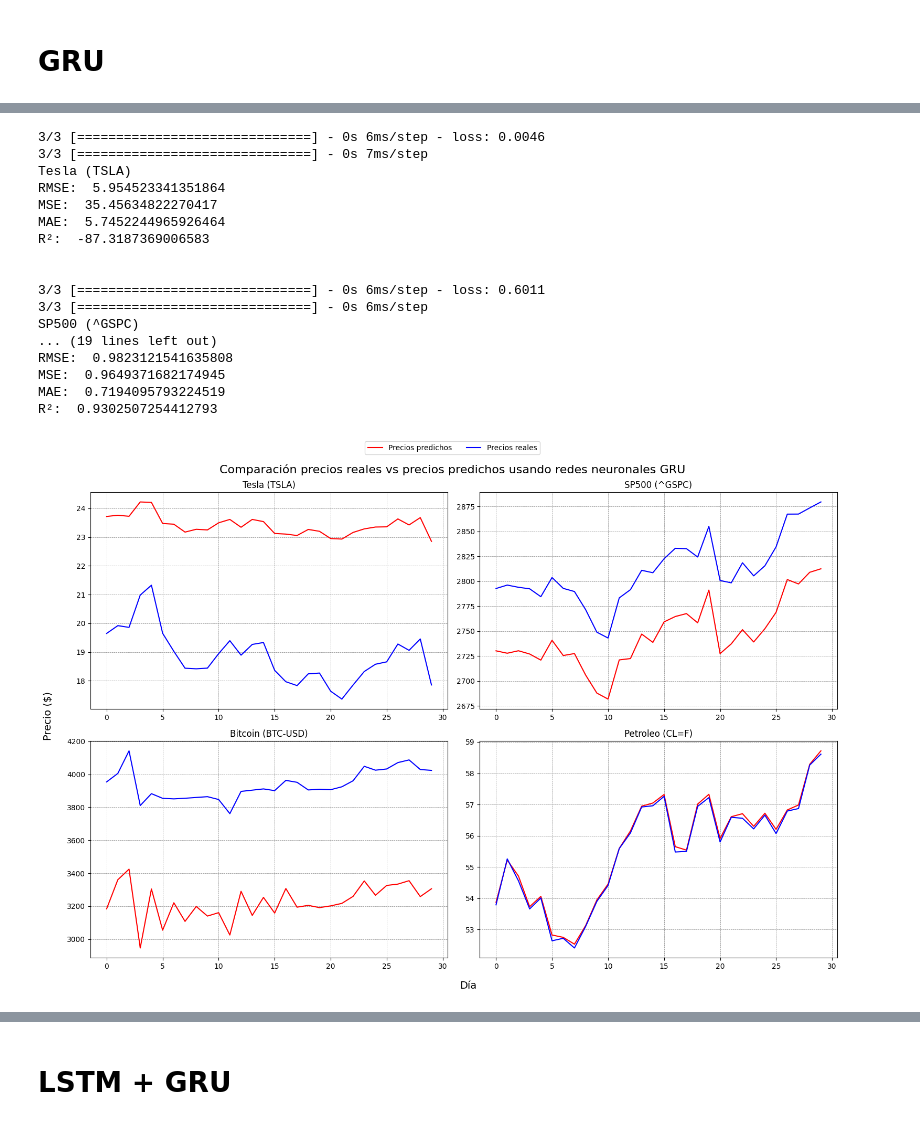
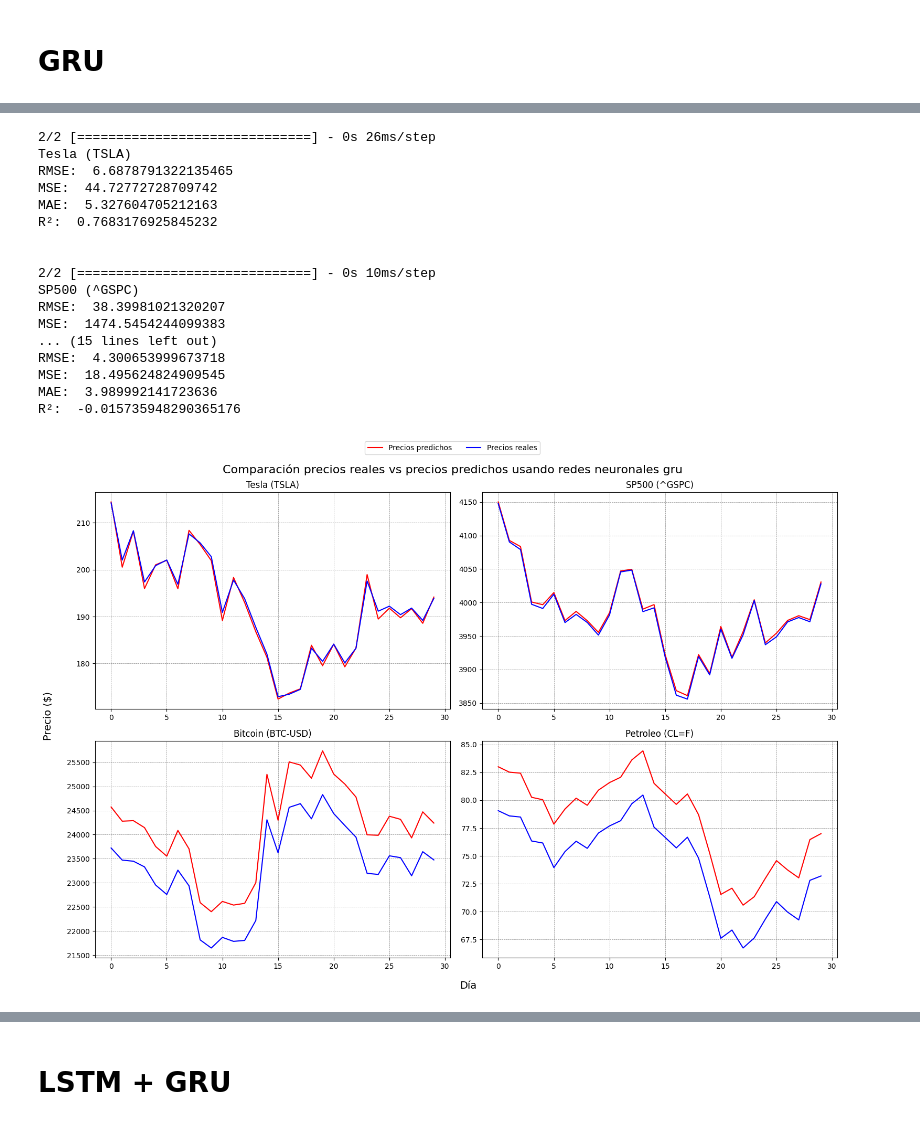
Before and after one commit to samuelvaler/TFM-PRICE-PREDICTION, a Jupyter notebook: Predicciones_2019/TFM_2010_2019.ipynb, the cells around one changed output, grey strips where cells are left out. Cells and saved outputs as stored; diff of their text form; code cells hidden in the pictures.

```diff
--- a/Predicciones_2019/TFM_2010_2019.ipynb
+++ b/Predicciones_2019/TFM_2010_2019.ipynb
@@ -28,9 +28,9 @@ from keras.wrappers.scikit_learn import KerasRegressor
 Definimos las fechas de inicio y fin de train y test
 # %%
 fecha_inicio_train = '2010-01-01'
-fecha_fin_train = '2019-01-01'
-fecha_inicio_test = '2019-01-02'
-fecha_fin_test = '2019-06-01'
+fecha_fin_train = '2023-01-01'
+fecha_inicio_test = '2023-01-02'
+fecha_fin_test = '2023-05-01'
 # %% [markdown]
 Obtenemos los datos de train
 # %%
@@ -827,10 +817,10 @@ R²:  -388.3800974951684
 # GRU
 # %%
 # Número de pasos de tiempo en cada ventana
-pasos_tesla = 35
-pasos_sp500 = 35
-pasos_bitcoin = 50
-pasos_petroleo = 20
+pasos_tesla = 30
+pasos_sp500 = 30
+pasos_bitcoin = 30
+pasos_petroleo = 30
 
 # Creamos los dataframes
 y_tesla, x_tesla = create_time_series_dataset(datos_tesla, pasos_tesla)
@@ -852,7 +842,9 @@ y_petroleo_t, x_petroleo_t = create_time_series_dataset(datos_petroleo_test, pas
 # %%
 def create_gru(units, activation):
     model = Sequential()
-    model.add(GRU(units=units, activation=activation, input_shape=(None, 1), return_sequences=False))
+    model.add(GRU(units=units, activation=activation, input_shape=(None, 1), return_sequences=True))
+    model.add(GRU(units=units, activation=activation, return_sequences=True))
+    model.add(GRU(units=units, activation=activation, return_sequences=False))
     model.add(Dense(units=1))
     model.compile(optimizer='adam', loss='mean_squared_error')
     return model
@@ -923,11 +915,8 @@ evaluate_model(y_pred_tesla_t, y_tesla_t, "Tesla (TSLA)", axs[0, 0], scaler_tesl
 save_model(gru_tesla, 'gru_tesla.h5')
 
 
-
 gru_sp500 = Sequential()
 gru_sp500.add(GRU(units = grid_search_sp500.best_params_['units'], activation = grid_search_sp500.best_params_['activation'], input_shape = (None, 1), return_sequences=False))
-gru_sp500.add(GRU(units = grid_search_sp500.best_params_['units'], activation = grid_search_sp500.best_params_['activation'], return_sequences=True))
-gru_sp500.add(GRU(units = grid_search_sp500.best_params_['units'], activation = grid_search_sp500.best_params_['activation'], return_sequences=False))
 gru_sp500.add(Dense(units = 1))
 gru_sp500.compile(optimizer='adam', loss='mean_squared_error')
 history = gru_sp500.fit(x_train_sp500, y_train_sp500, epochs=200, batch_size=32, verbose = False)
@@ -938,53 +927,53 @@ save_model(gru_sp500, 'gru_sp500.h5')
 
 
 gru_bitcoin = Sequential()
-gru_bitcoin.add(GRU(units = grid_search_bitcoin.best_params_['units'], activation = grid_search_bitcoin.best_params_['activation'], input_shape = (None, 1), return_sequences=False))
-gru_bitcoin.add(GRU(units = grid_search_bitcoin.best_params_['units'], activation = grid_search_bitcoin.best_params_['activation'], return_sequences=True))
+gru_bitcoin.add(LSTM(units = grid_search_bitcoin.best_params_['units'], activation = grid_search_bitcoin.best_params_['activation'], input_shape = (None, 1), return_sequences=True))
 gru_bitcoin.add(GRU(units = grid_search_bitcoin.best_params_['units'], activation = grid_search_bitcoin.best_params_['activation'], return_sequences=False))
 gru_bitcoin.add(Dense(units = 1))
 gru_bitcoin.compile(optimizer='adam', loss='mean_squared_error')
 history = gru_bitcoin.fit(x_train_bitcoin, y_train_bitcoin, epochs=200, batch_size=32, verbose = False)
 score = gru_bitcoin.evaluate(x_bitcoin_t, y_bitcoin_t, batch_size=32)
 y_pred_bitcoin_t = gru_bitcoin.predict(x_bitcoin_t)
 evaluate_model(y_pred_bitcoin_t, y_bitcoin_t, "Bitcoin (BTC-USD)", axs[1, 0], scaler_bitcoin)
 save_model(gru_bitcoin, 'gru_bitcoin.h5')
 
+
 gru_petroleo = Sequential()
-gru_petroleo.add(GRU(units = grid_search_petroleo.best_params_['units'], activation = grid_search_petroleo.best_params_['activation'], input_shape = (None, 1), return_sequences=False))
+gru_petroleo.add(GRU(units = grid_search_petroleo.best_params_['units'], activation = grid_search_petroleo.best_params_['activation'], input_shape = (None, 1), return_sequences=True))
 gru_petroleo.add(GRU(units = grid_search_petroleo.best_params_['units'], activation = grid_search_petroleo.best_params_['activation'], return_sequences=True))
 gru_petroleo.add(GRU(units = grid_search_petroleo.best_params_['units'], activation = grid_search_petroleo.best_params_['activation'], return_sequences=False))
 gru_petroleo.add(Dense(units = 1))
 gru_petroleo.compile(optimizer='adam', loss='mean_squared_error')
 history = gru_petroleo.fit(x_train_petroleo, y_train_petroleo, epochs=200, batch_size=32, verbose = False)
 score = gru_petroleo.evaluate(x_petroleo_t, y_petroleo_t, batch_size=32)
 y_pred_petroleo_t = gru_petroleo.predict(x_petroleo_t)
 evaluate_model(y_pred_petroleo_t, y_petroleo_t, "Petroleo (CL=F)", axs[1, 1], scaler_petroleo)
 save_model(gru_petroleo, 'gru_petroleo.h5')
 
 fig.text(0.52, -0.02, 'Día', ha='center', fontsize=14)
 fig.text(-0.02, 0.5, 'Precio ($)', va='center', rotation='vertical', fontsize=14)
 fig.suptitle('Comparación precios reales vs precios predichos usando redes neuronales GRU', fontsize=16)
 fig.legend(['Precios predichos', 'Precios reales'], loc='upper center', bbox_to_anchor=(0.5, 1.03), ncol=4)  # añade leyenda general para todo el gráfico
 
 plt.tight_layout()
 plt.show()
 # %% [output]
-3/3 [==============================] - 0s 6ms/step - loss: 0.0046
-3/3 [==============================] - 0s 7ms/step
+2/2 [==============================] - 0s 26ms/step
 Tesla (TSLA)
-RMSE:  5.954523341351864
-MSE:  35.45634822270417
-MAE:  5.7452244965926464
-R²:  -87.3187369006583
+RMSE:  6.6878791322135465
+MSE:  44.72772728709742
+MAE:  5.327604705212163
+R²:  0.7683176925845232
 
 
-3/3 [==============================] - 0s 6ms/step - loss: 0.6011
-3/3 [==============================] - 0s 6ms/step
+2/2 [==============================] - 0s 10ms/step
 SP500 (^GSPC)
-... (19 lines left out)
-RMSE:  0.9823121541635808
-MSE:  0.9649371682174945
-MAE:  0.7194095793224519
-R²:  0.9302507254412793
+RMSE:  38.39981021320207
+MSE:  1474.5454244099383
+... (15 lines left out)
+RMSE:  4.300653999673718
+MSE:  18.495624824909545
+MAE:  3.989992141723636
+R²:  -0.015735948290365176
-[figure, old version]
+[figure, new version]
 # %%
```
Also changed, not shown: parts of 18 cells of this notebook.
